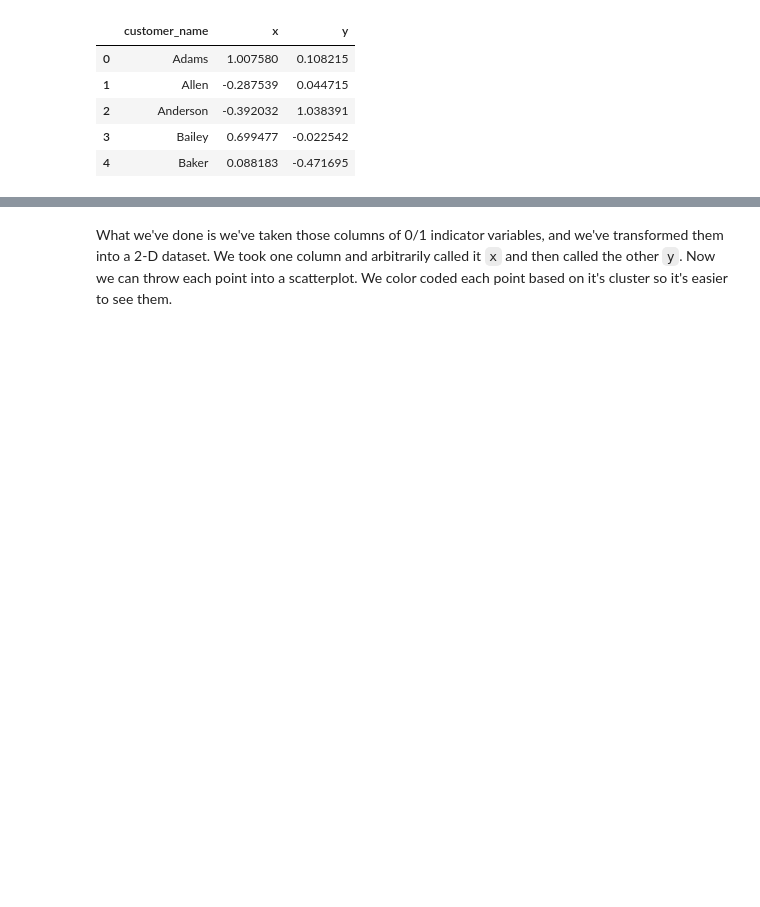
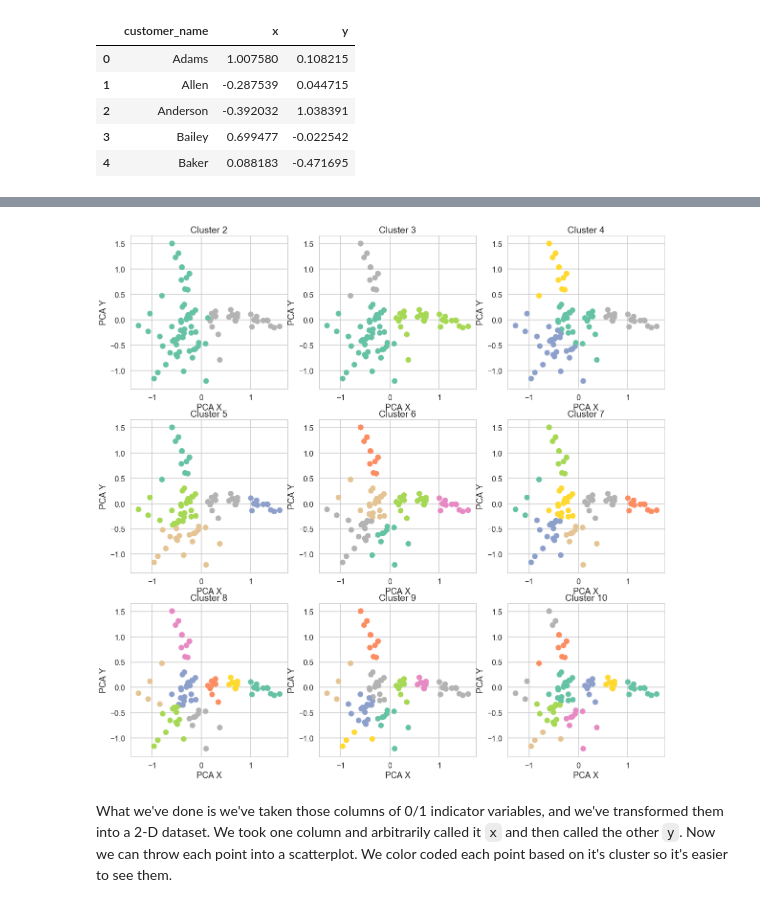
Before and after one commit to mcassi17/customer_segmentation, a Jupyter notebook: Mini_Project_Clustering.ipynb, the cells around one changed output, grey strips where cells are left out. Cells and saved outputs as stored; diff of their text form; code cells hidden in the pictures; blank space fills up the shorter version.

```diff
--- a/Mini_Project_Clustering.ipynb
+++ b/Mini_Project_Clustering.ipynb
@@ -422,3 +422,19 @@ df_all.head()
+# %%
+cols = df_all.columns[3:]
+fig = plt.figure(figsize=(20, 20))
+plot_num = range(1,10)
+
+for num in plot_num:
+    ax = fig.add_subplot(3,3, num)
+    ax.scatter(df_all['x'], df_all['y'], c=df_all[cols[num-1]], cmap='Set2')
+    text = 'Cluster ' + str(num+1)
+    ax.set_title(text)
+    ax.set_xlabel('PCA X')
+    ax.set_ylabel('PCA Y')
+
+plt.tight
+# %% [output]
+[figure, added]
 # %% [markdown]
 What we've done is we've taken those columns of 0/1 indicator variables, and we've transformed them into a 2-D dataset. We took one column and arbitrarily called it `x` and then called the other `y`. Now we can throw each point into a scatterplot. We color coded each point based on it's cluster so it's easier to see them.
 # %% [markdown]
```
Also changed, not shown: parts of 1 cell of this notebook.
